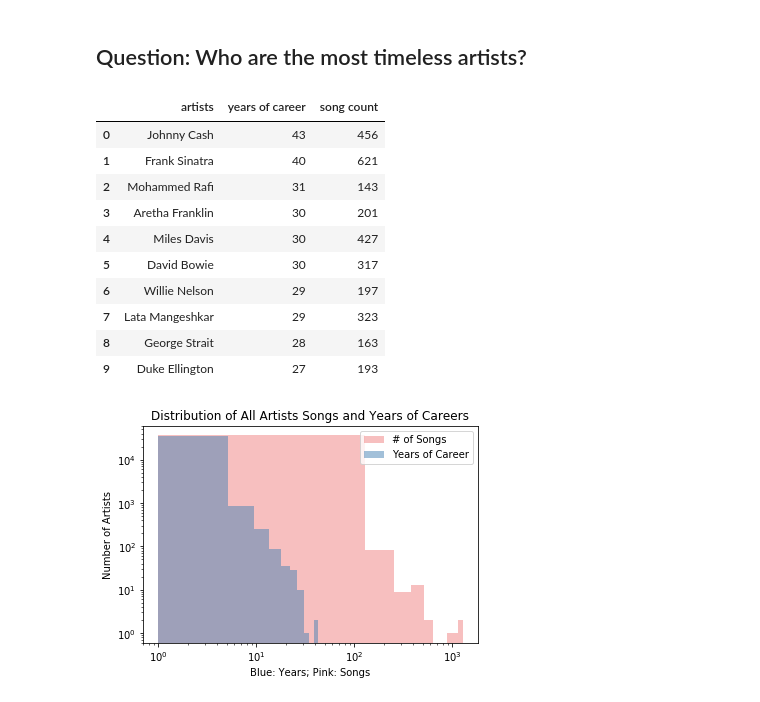
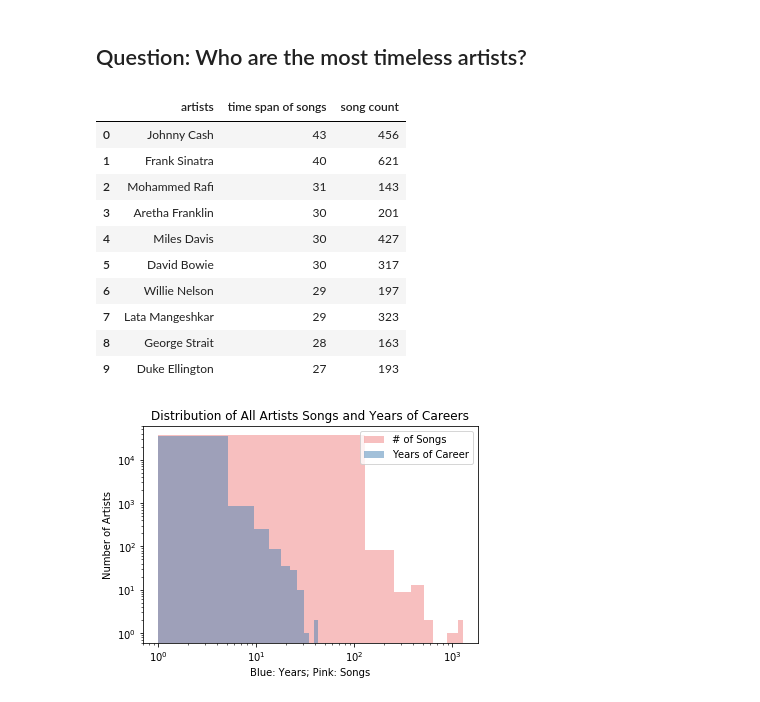
Before and after one commit to ztcnrh/Spotify-Music-Analysis, a Jupyter notebook: analysis/exploration_descriptive_analysis.ipynb, the cells around one changed output. Drawn from its saved outputs; the diff is of its cells as text; code cells hidden in the pictures.

```diff
--- a/analysis/exploration_descriptive_analysis.ipynb
+++ b/analysis/exploration_descriptive_analysis.ipynb
@@ -96,24 +96,24 @@ fig.savefig('../images/hist_other_characteristics.png')
 # %%
 # Create a song count dataframe by each year and each artist to look artists' entire career
 song_count = pd.DataFrame(df.groupby('artists')['id'].count()).reset_index()
 song_count = song_count.rename(columns={'id': 'song count'})
 
 year_count = pd.DataFrame(df.groupby('year')['artists'].value_counts())
 year_count = year_count.rename(columns={'artists': 'song count'})
 year_count = year_count.reset_index()
 year_count = pd.DataFrame(year_count.groupby('artists').count()['year']).reset_index()
-year_count = year_count.rename(columns={'year': 'years of career'})
+year_count = year_count.rename(columns={'year': 'time span of songs'})
 
 # Merge song count and years of career
-career_df = pd.merge(year_count, song_count, on="artists").sort_values('years of career',
+career_df = pd.merge(year_count, song_count, on="artists").sort_values('time span of songs',
                                                             ascending=False).reset_index(drop=True)
 career_df['artists'] = career_df['artists'].astype('string')
 career_df['artists'] = career_df['artists'].str.strip('[]')
 career_df['artists'] = career_df['artists'].str.strip("'")
 career_df['artists'] = career_df['artists'].astype('object')
 career_df.head(10)
 # %% [output]
-|  | artists | years of career | song count |
+|  | artists | time span of songs | song count |
 | 0 | Johnny Cash | 43 | 456 |
 | 1 | Frank Sinatra | 40 | 621 |
 | 2 | Mohammed Rafi | 31 | 143 |
```
Also changed, not shown: parts of 8 cells of this notebook, 3 other files.
